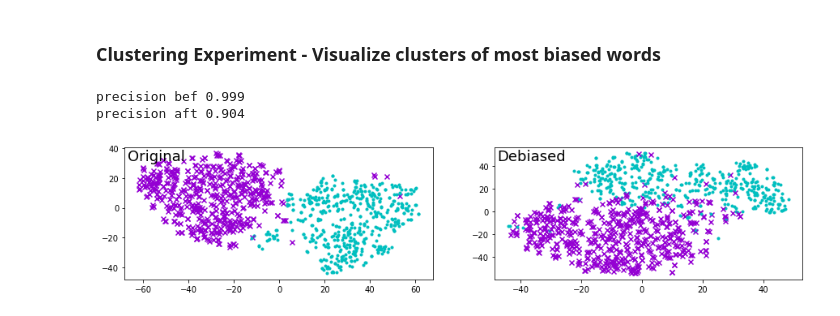
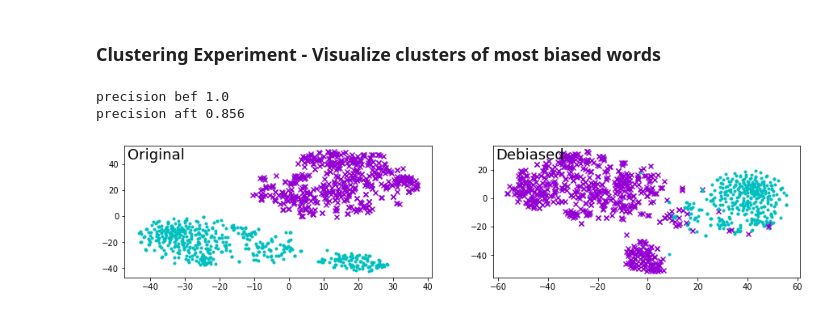
Before and after one commit to ChristianCme/6882finalproject, a Jupyter notebook: Visualization/remaining_bias_2018.ipynb, the cells around one changed output. Drawn from its saved outputs; the diff is of its cells as text; code cells hidden in the pictures.

```diff
--- a/Visualization/remaining_bias_2018.ipynb
+++ b/Visualization/remaining_bias_2018.ipynb
@@ -264,19 +262,24 @@ def cluster_and_visualize(words, X_bef, X_aft, random_state, y_true, num=2):
 # %%
 # Cluster most biased words before and after debiasing
 import operator
 import random
 random.seed(1)
 random_state = 1
+
+# compute bias-by-projection before and after debiasing
+gender_bias_bef = compute_bias_by_projection('limit_bef', 'bef')
+gender_bias_aft = compute_bias_by_projection('limit_aft', 'aft')
+
 
 size = 500
 sorted_g = sorted(gender_bias_bef.items(), key=operator.itemgetter(1))
 female = [item[0] for item in sorted_g[:size]]
 male = [item[0] for item in sorted_g[-size:]]
 
 X_bef, X_aft = extract_vectors(male + female)
 y_true = [0]*size + [1]*size
 cluster_and_visualize(male + female, X_bef, X_aft, random_state, y_true)
 # %% [output]
-precision bef 0.999
-precision aft 0.904
+precision bef 1.0
+precision aft 0.856
-[figure, old version]
+[figure, new version]
```
Also changed, not shown: parts of 5 cells of this notebook.
